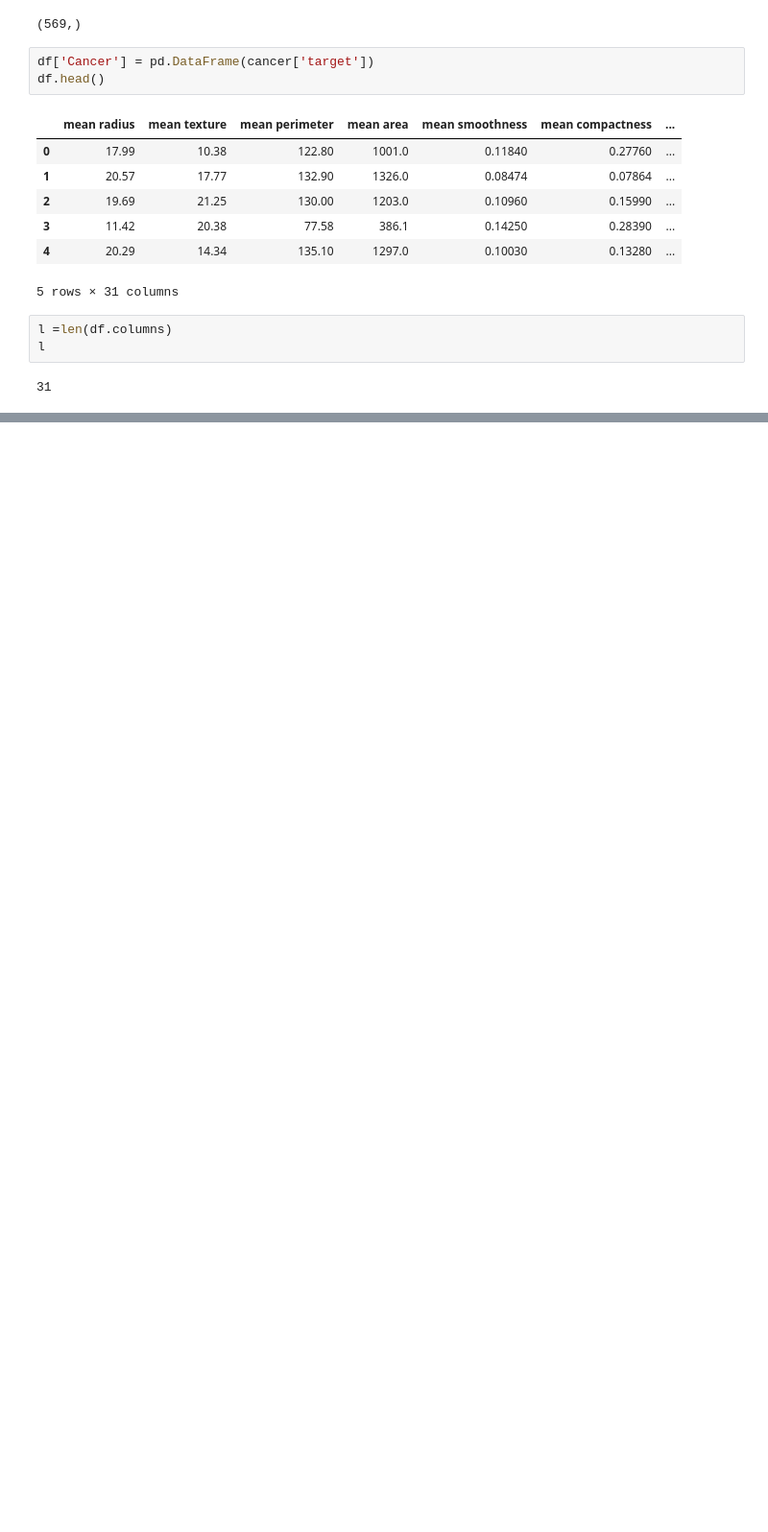
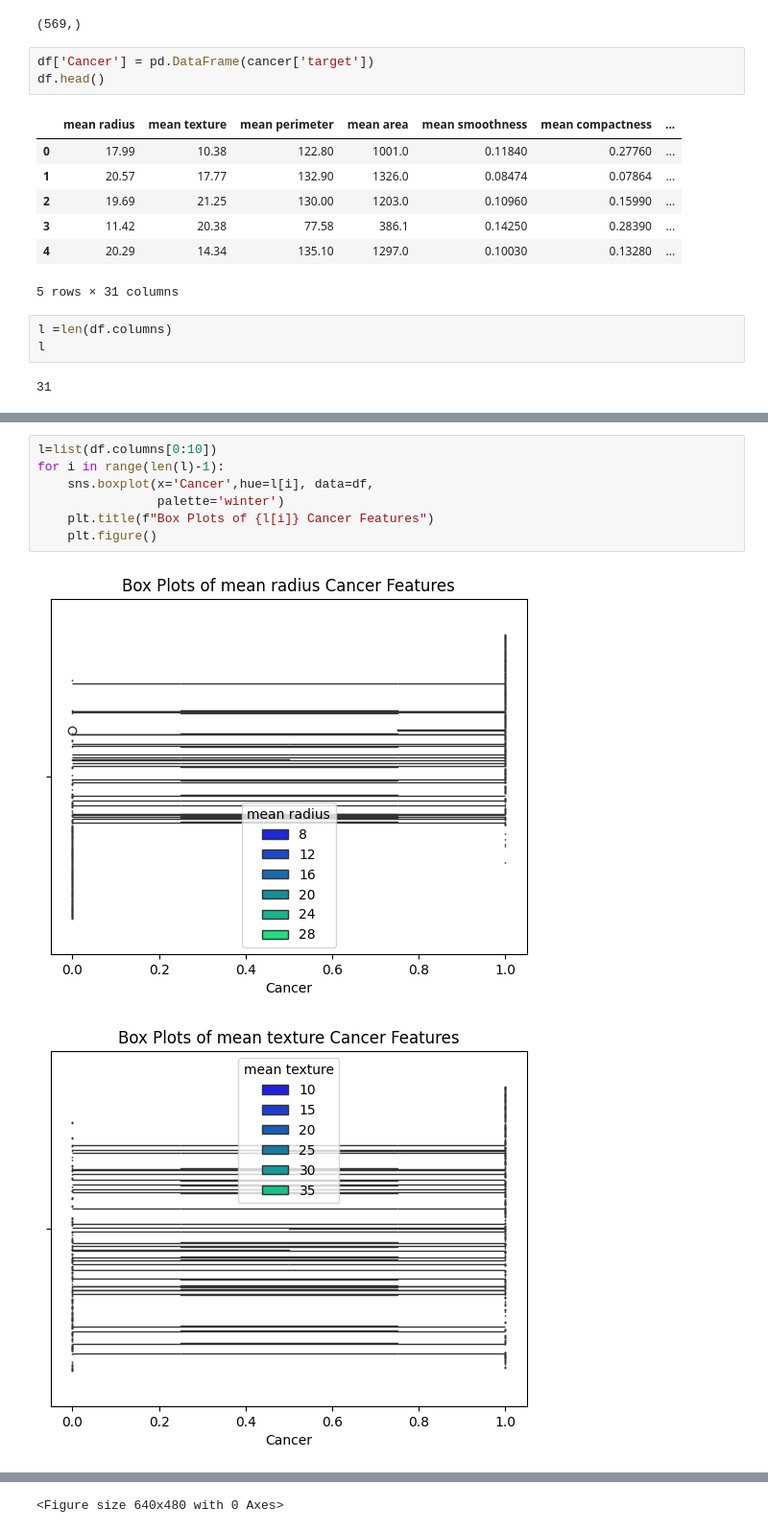
Before and after one commit to 2303a51667/abhirammudumba, a Jupyter notebook: Lab7.ipynb, the cells around one changed output, grey strips where cells are left out. Shown: that part at 96% size. Saved outputs shown, nothing was run; the diff lists cells and outputs as text; blank space fills up the shorter version.

```diff
--- a/Lab7.ipynb
+++ b/Lab7.ipynb
@@ -119,0 +122,10 @@ for i in range(l):
+# %%
+l=list(df.columns[0:10])
+for i in range(len(l)-1):
+    sns.boxplot(x='Cancer',hue=l[i], data=df,
+                palette='winter')
+    plt.title(f"Box Plots of {l[i]} Cancer Features")
+    plt.figure()
+# %% [output]
+[figure, added]
+[figure, added]
@@ -119,0 +139 @@ for i in range(l):
+<Figure size 640x480 with 0 Axes>
```
Also changed, not shown: parts of 23 cells of this notebook.
